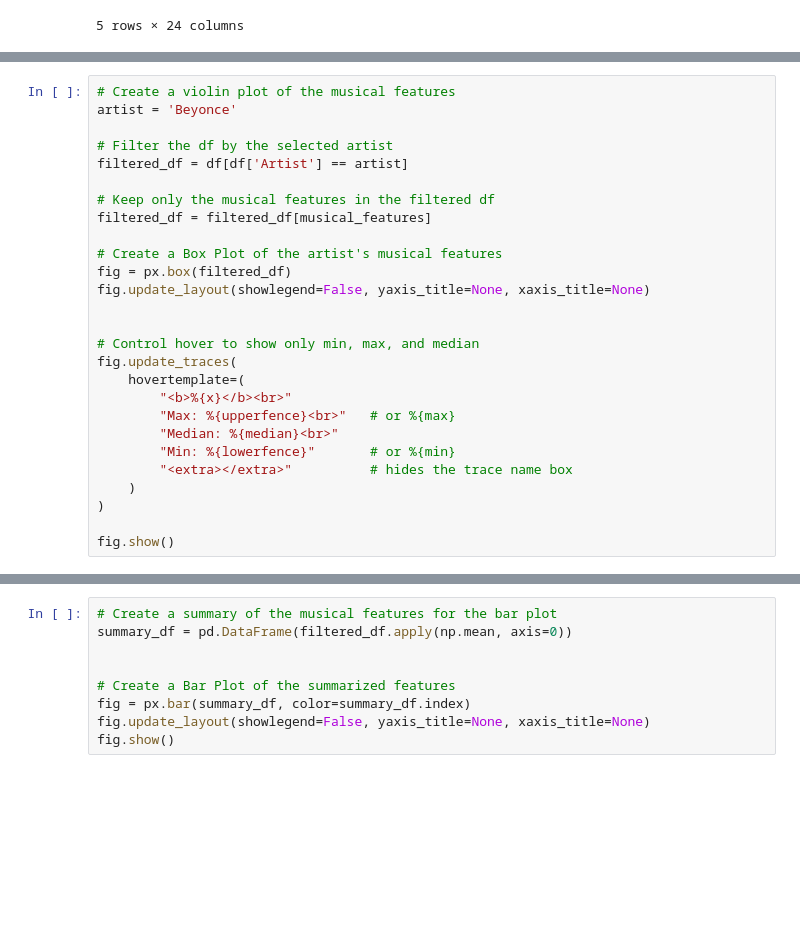
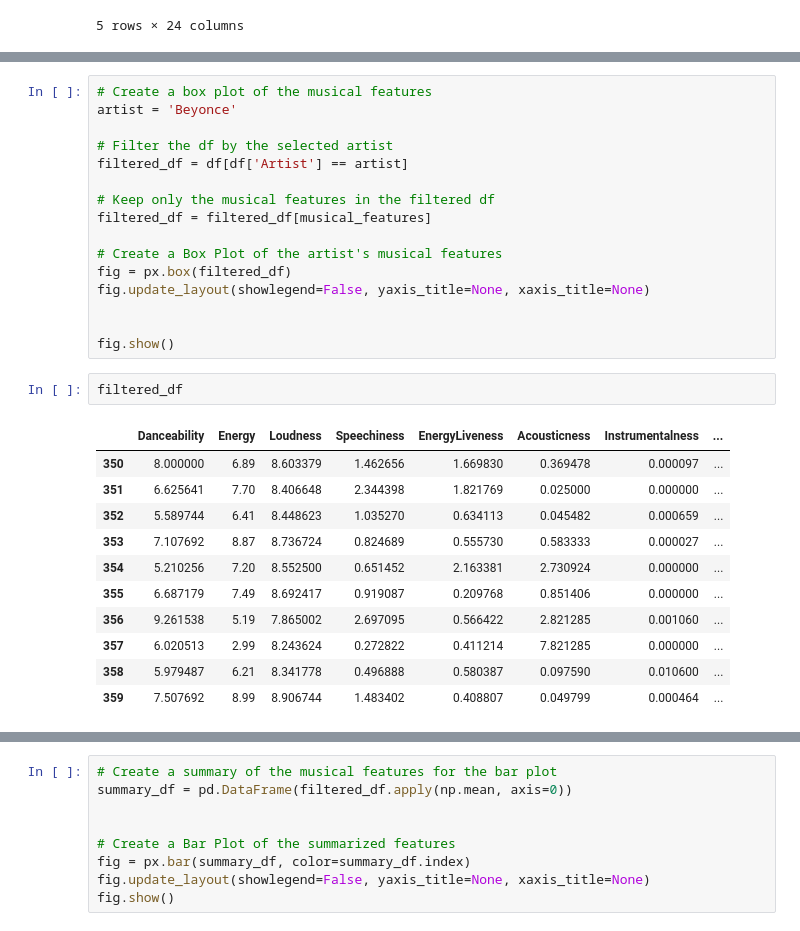
Before and after one commit to UBC-MDS/DSCI-532_2026_31_Chartify, a Jupyter notebook: notebooks/eda_analysis.ipynb, the cells around one changed output, grey strips where cells are left out. Drawn from its saved outputs; the diff is of its cells as text; blank space fills up the shorter version.

```diff
--- a/notebooks/eda_analysis.ipynb
+++ b/notebooks/eda_analysis.ipynb
@@ -112,7 +113,7 @@ df.describe()
 | 75% | 7.600000 | 7.980000 | 8.758771 | 1.078838 | 4.786647 | 0.004737 | 2.370000 | 7.321249 | ... |
 | max | 10.000000 | 10.000000 | 10.000000 | 10.000000 | 10.000000 | 10.000000 | 10.000000 | 10.000000 | ... |
 # %%
-# Create a violin plot of the musical features
+# Create a box plot of the musical features
 artist = 'Beyonce'
 
 # Filter the df by the selected artist
@@ -126,15 +127,18 @@ fig = px.box(filtered_df)
 fig.update_layout(showlegend=False, yaxis_title=None, xaxis_title=None)
 
 
-# Control hover to show only min, max, and median
-fig.update_traces(
-    hovertemplate=(
-        "<b>%{x}</b><br>"
-        "Max: %{upperfence}<br>"   # or %{max}
-        "Median: %{median}<br>"
-        "Min: %{lowerfence}"       # or %{min}
-        "<extra></extra>"          # hides the trace name box
-    )
-)
-
 fig.show()
+# %%
+filtered_df
+# %% [output]
+|  | Danceability | Energy | Loudness | Speechiness | EnergyLiveness | Acousticness | Instrumentalness | ... |
+| 350 | 8.000000 | 6.89 | 8.603379 | 1.462656 | 1.669830 | 0.369478 | 0.000097 | ... |
+| 351 | 6.625641 | 7.70 | 8.406648 | 2.344398 | 1.821769 | 0.025000 | 0.000000 | ... |
+| 352 | 5.589744 | 6.41 | 8.448623 | 1.035270 | 0.634113 | 0.045482 | 0.000659 | ... |
+| 353 | 7.107692 | 8.87 | 8.736724 | 0.824689 | 0.555730 | 0.583333 | 0.000027 | ... |
+| 354 | 5.210256 | 7.20 | 8.552500 | 0.651452 | 2.163381 | 2.730924 | 0.000000 | ... |
+| 355 | 6.687179 | 7.49 | 8.692417 | 0.919087 | 0.209768 | 0.851406 | 0.000000 | ... |
+| 356 | 9.261538 | 5.19 | 7.865002 | 2.697095 | 0.566422 | 2.821285 | 0.001060 | ... |
+| 357 | 6.020513 | 2.99 | 8.243624 | 0.272822 | 0.411214 | 7.821285 | 0.000000 | ... |
+| 358 | 5.979487 | 6.21 | 8.341778 | 0.496888 | 0.580387 | 0.097590 | 0.010600 | ... |
+| 359 | 7.507692 | 8.99 | 8.906744 | 1.483402 | 0.408807 | 0.049799 | 0.000464 | ... |
```
Also changed, not shown: parts of 10 cells of this notebook.
